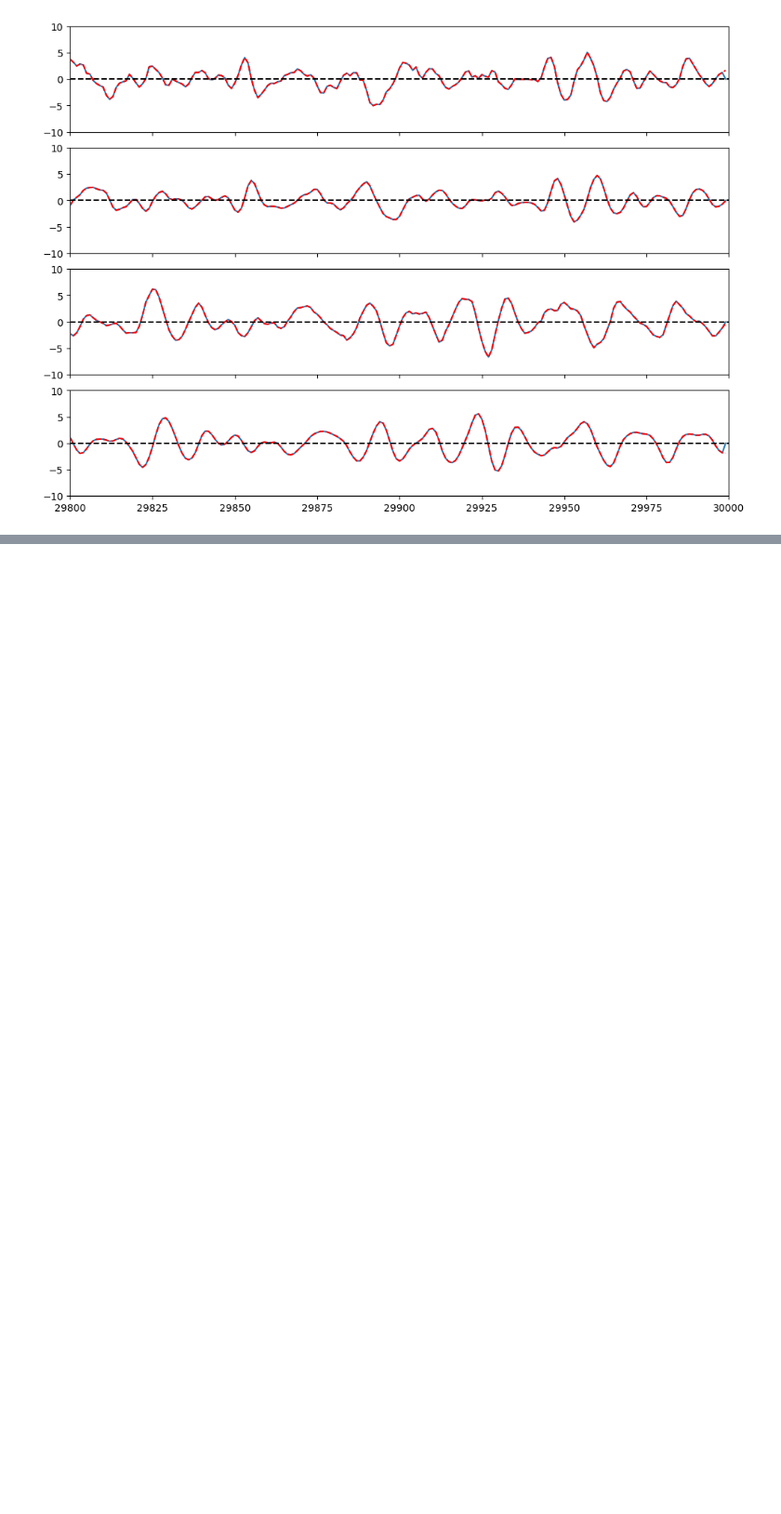
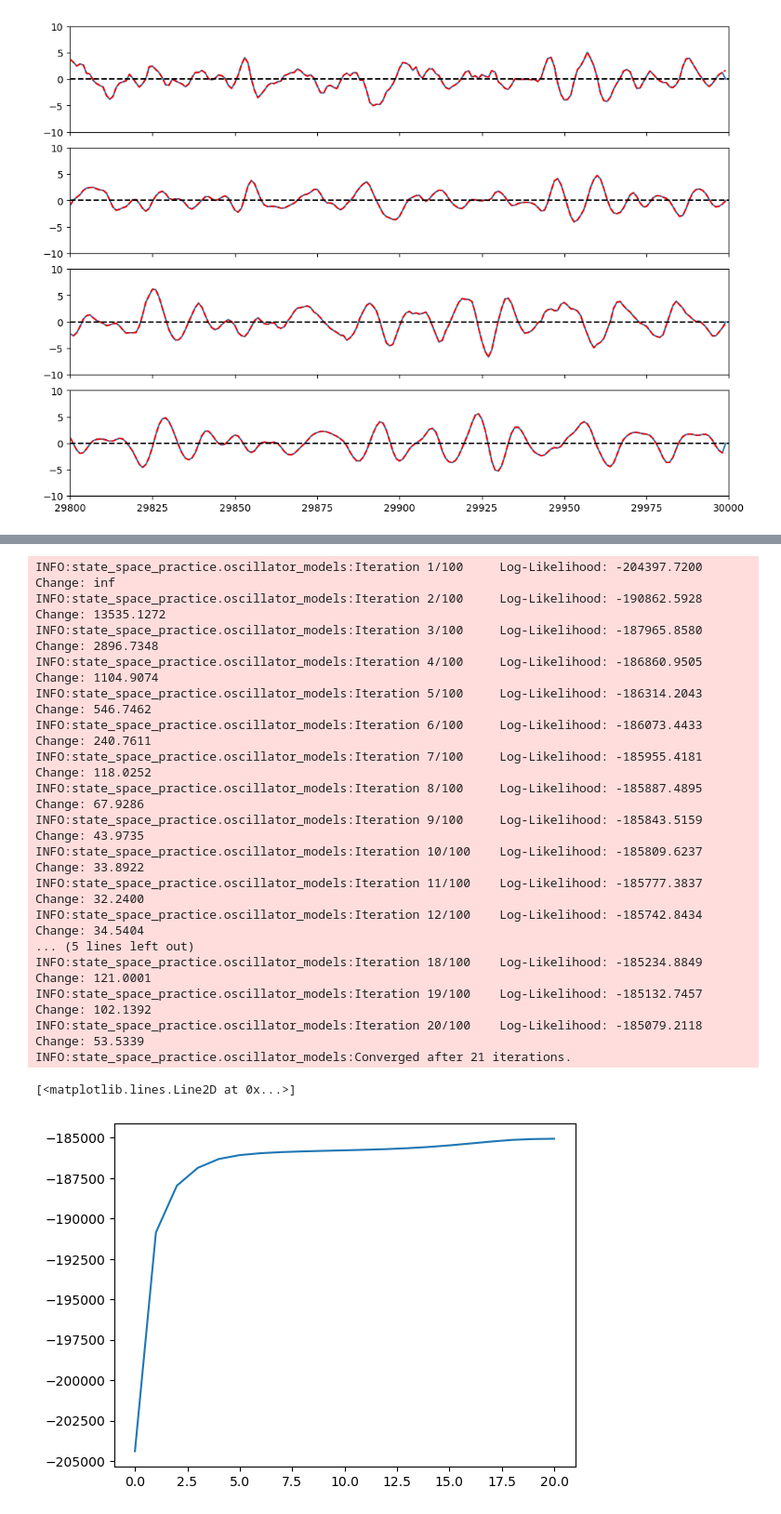
Before and after one commit to edeno/state_space_practice, a Jupyter notebook: notebooks/2024_Hsin_Stephen-2.ipynb, the cells around one changed output, grey strips where cells are left out. Shown at 93% size. Drawn from its saved outputs; the diff is of its cells as text; code cells hidden in the pictures; blank space fills up the shorter version.

```diff
--- a/notebooks/2024_Hsin_Stephen-2.ipynb
+++ b/notebooks/2024_Hsin_Stephen-2.ipynb
@@ -540,0 +666,42 @@ plt.ylim([-10, 10])
+# %%
+from state_space_practice.oscillator_models import CommonOscillatorModel
+import jax.random
+
+# Ensure freqs has the same length as n_oscillators
+freqs = jnp.array(np.tile(osc_freqs, int(np.ceil(y.shape[1] / len(osc_freqs))))[:y.shape[1]])
+
+co_model = CommonOscillatorModel(
+    n_oscillators=y.shape[1],
+    n_discrete_states=M,
+    n_sources=y.shape[1],
+    sampling_freq=fs,
+    freqs=freqs,
+    auto_regressive_coef=jnp.array(np.tile(rhos, int(np.ceil(y.shape[1] / len(rhos))))[:y.shape[1]]),
+    process_variance=jnp.array(np.tile(var_state_nois, int(np.ceil(y.shape[1] / len(var_state_nois))))[:y.shape[1]]),
+    measurement_variance=var_obs_noi,
+)
+
+key_main = jax.random.PRNGKey(42)
+marginal_log_likelihoods = co_model.fit(observations=y, key=key_main)
+
+plt.plot(marginal_log_likelihoods)
+# %% [output]
+INFO:state_space_practice.oscillator_models:Iteration 1/100     Log-Likelihood: -204397.7200    Change: inf
+INFO:state_space_practice.oscillator_models:Iteration 2/100     Log-Likelihood: -190862.5928    Change: 13535.1272
+INFO:state_space_practice.oscillator_models:Iteration 3/100     Log-Likelihood: -187965.8580    Change: 2896.7348
+INFO:state_space_practice.oscillator_models:Iteration 4/100     Log-Likelihood: -186860.9505    Change: 1104.9074
+INFO:state_space_practice.oscillator_models:Iteration 5/100     Log-Likelihood: -186314.2043    Change: 546.7462
+INFO:state_space_practice.oscillator_models:Iteration 6/100     Log-Likelihood: -186073.4433    Change: 240.7611
+INFO:state_space_practice.oscillator_models:Iteration 7/100     Log-Likelihood: -185955.4181    Change: 118.0252
+INFO:state_space_practice.oscillator_models:Iteration 8/100     Log-Likelihood: -185887.4895    Change: 67.9286
+INFO:state_space_practice.oscillator_models:Iteration 9/100     Log-Likelihood: -185843.5159    Change: 43.9735
+INFO:state_space_practice.oscillator_models:Iteration 10/100    Log-Likelihood: -185809.6237    Change: 33.8922
+INFO:state_space_practice.oscillator_models:Iteration 11/100    Log-Likelihood: -185777.3837    Change: 32.2400
+INFO:state_space_practice.oscillator_models:Iteration 12/100    Log-Likelihood: -185742.8434    Change: 34.5404
+... (5 lines left out)
+INFO:state_space_practice.oscillator_models:Iteration 18/100    Log-Likelihood: -185234.8849    Change: 121.0001
+INFO:state_space_practice.oscillator_models:Iteration 19/100    Log-Likelihood: -185132.7457    Change: 102.1392
+INFO:state_space_practice.oscillator_models:Iteration 20/100    Log-Likelihood: -185079.2118    Change: 53.5339
+INFO:state_space_practice.oscillator_models:Converged after 21 iterations.
+[<matplotlib.lines.Line2D at 0x...>]
+[figure, added]
```
Also changed, not shown: parts of 10 cells of this notebook.
